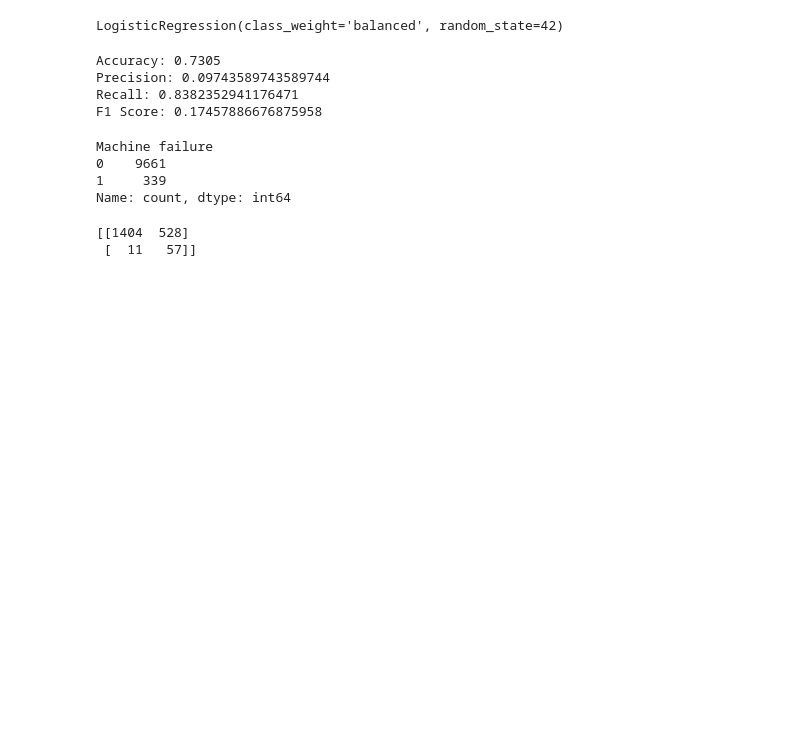
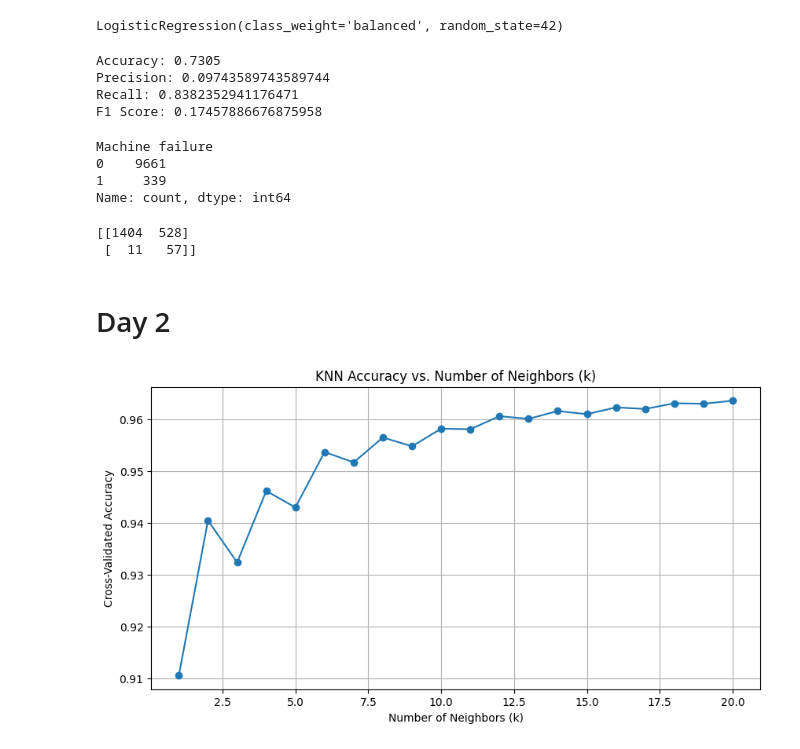
Before and after one commit to ABDURRAHMANKABEER/AI-learning-Journey, a Jupyter notebook: week_2/model_selection_and_training.ipynb, the cells around one changed output. Saved outputs shown, nothing was run; the diff lists cells and outputs as text; code cells hidden in the pictures; blank space fills up the shorter version.

```diff
--- a/week_2/model_selection_and_training.ipynb
+++ b/week_2/model_selection_and_training.ipynb
@@ -62,3 +62,5 @@ print(confusion_matrix(y_test, y_pred))
 # %% [output]
 [[1404  528]
  [  11   57]]
+# %% [markdown]
+# Day 2
@@ -64,0 +70,23 @@ print(confusion_matrix(y_test, y_pred))
+# %%
+# scalling X first
+X_scaled = scaler.fit_transform(X)
+
+accuracies = []
+k_range = range(1, 21)
+
+#different values of k
+for k in k_range:
+    knn = KNeighborsClassifier(n_neighbors=k)
+    scores = cross_val_score(knn, X_scaled, Y, cv=5, scoring='accuracy')
+    accuracies.append(scores.mean())
+
+# Plotting
+plt.figure(figsize=(10, 5))
+plt.plot(k_range, accuracies, marker='o')
+plt.title("KNN Accuracy vs. Number of Neighbors (k)")
+plt.xlabel("Number of Neighbors (k)")
+plt.ylabel("Cross-Validated Accuracy")
+plt.grid(True)
+plt.show()
+# %% [output]
+[figure, added]
```
Also changed, not shown: parts of 3 cells of this notebook, 2 other files.
